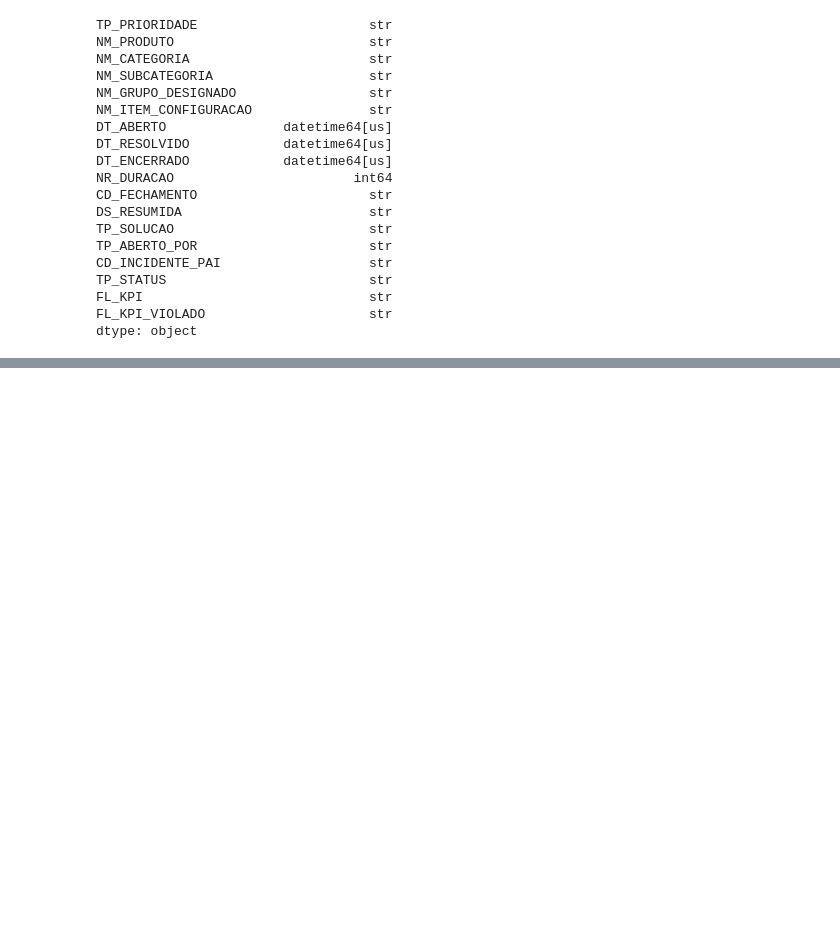
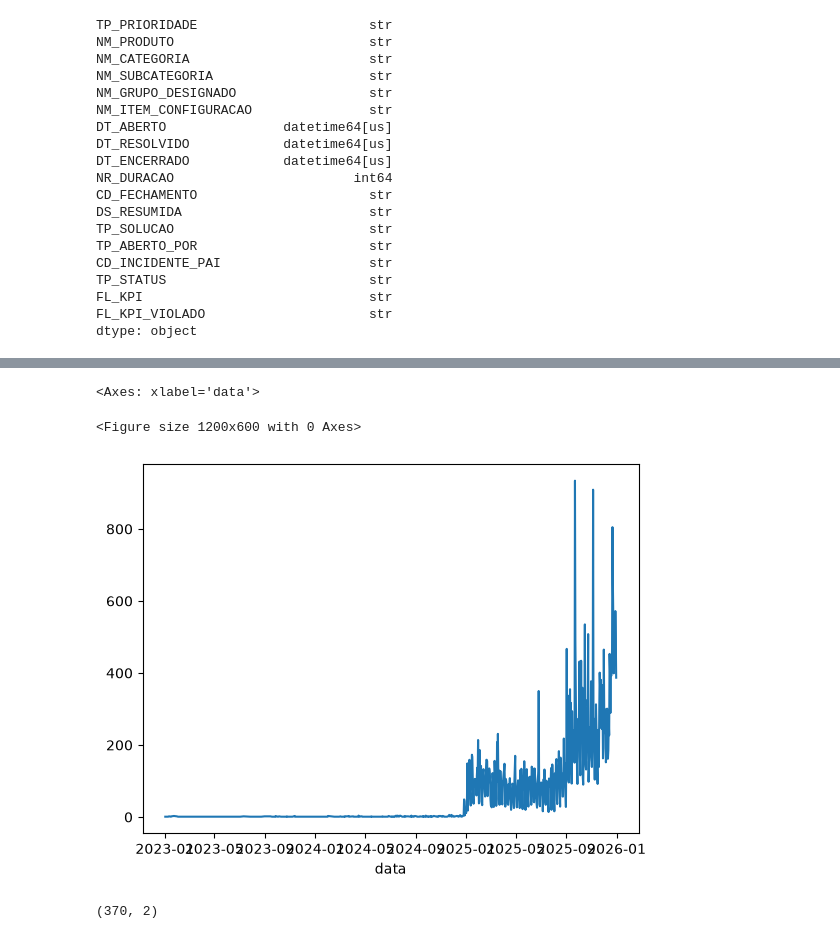
Before and after one commit to ZettaVyte/A_EYEHORUS_SENTINEL_EC_2026_FIAP_LOCAWEB, a Jupyter notebook: EDA.ipynb, the cells around one changed output, grey strips where cells are left out. Drawn from its saved outputs; the diff is of its cells as text; code cells hidden in the pictures; blank space fills up the shorter version.

```diff
--- a/EDA.ipynb
+++ b/EDA.ipynb
@@ -99,0 +177,10 @@ ValueError: could not convert string to float: '3 - Média'
+# %%
+df2['DATA'] = df2['DT_ABERTO'].dt.date
+# %%
+# agrupar volume de incidentes por dia
+datas_agrupadas = []
+
+for data in df2['DATA'].unique():
+    datas_agrupadas.append([data, len(df2[df2['DATA'] == data])])
+
+incidentes_dt = pd.DataFrame(datas_agrupadas, columns=["data", "qtd_incidentes"])
@@ -99,0 +191,4 @@ ValueError: could not convert string to float: '3 - Média'
+# %%
+incidentes_dt = incidentes_dt.sort_values(by='data').reset_index()
+# %%
+incidentes_dt.drop(columns='index', inplace=True)
@@ -99,0 +227,7 @@ ValueError: could not convert string to float: '3 - Média'
+# %%
+plt.figure(figsize=(12,6))
+incidentes_dt.plot(legend=False, x='data')
+# %% [output]
+<Axes: xlabel='data'>
+<Figure size 1200x600 with 0 Axes>
+[figure, added]
@@ -99,0 +238,4 @@ ValueError: could not convert string to float: '3 - Média'
+# %%
+df_inc2.shape
+# %% [output]
+(370, 2)
```
Also changed, not shown: parts of 74 cells of this notebook, 1 other file.
